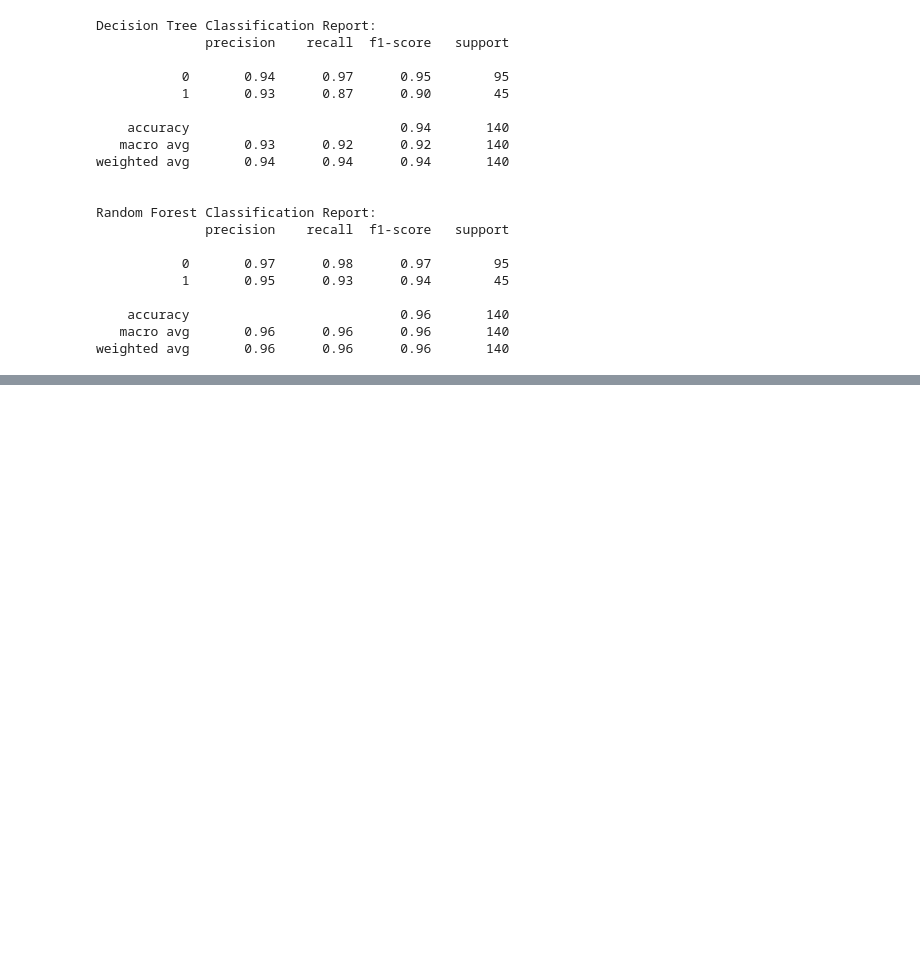
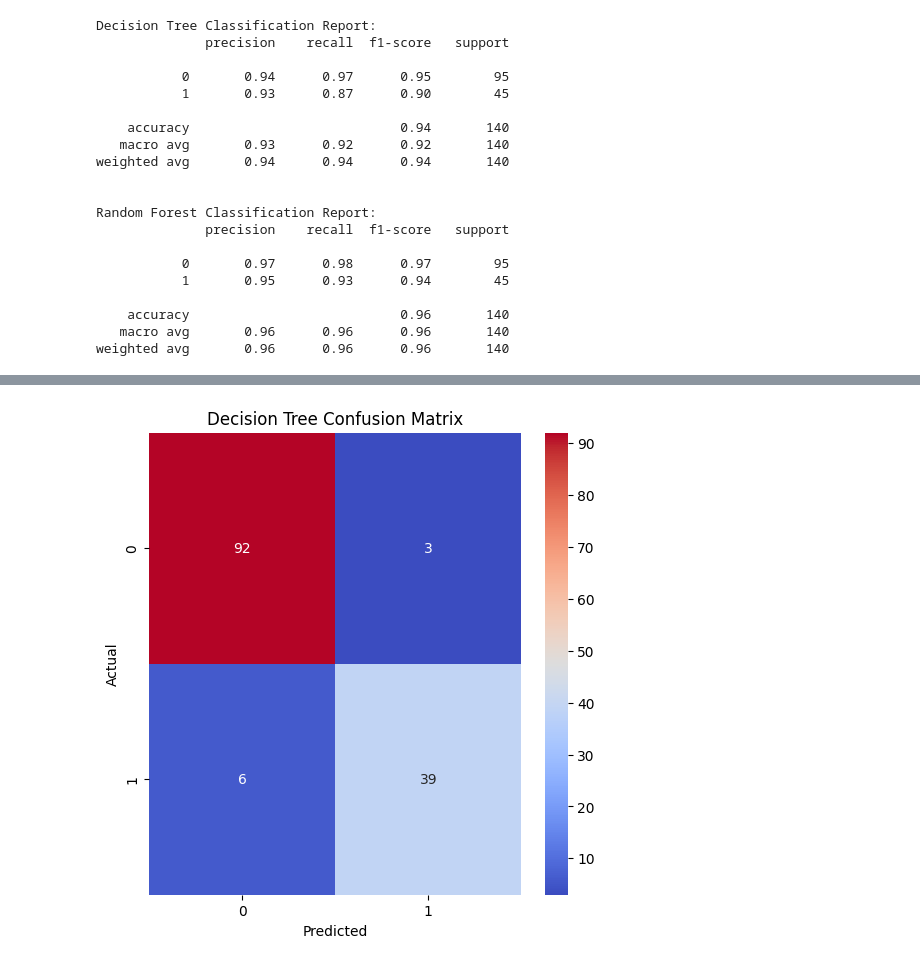
Before and after one commit to gsankarvg/Pattern-Rec---LC1, a Jupyter notebook: Q8_cancer.ipynb, the cells around one changed output, grey strips where cells are left out. Saved outputs shown, nothing was run; the diff lists cells and outputs as text; code cells hidden in the pictures; blank space fills up the shorter version.

```diff
--- a/Q8_cancer.ipynb
+++ b/Q8_cancer.ipynb
@@ -309,0 +203,10 @@ plt.show()
+# %%
+fig = plt.figure(figsize=(6,6))
+
+sns.heatmap(confusion_matrix(y_test,y_pred_dt), annot=True, cmap='coolwarm')
+plt.title('Decision Tree Confusion Matrix')
+plt.xlabel('Predicted')
+plt.ylabel('Actual')
+plt.show()
+# %% [output]
+[figure, added]
```
Also changed, not shown: parts of 17 cells of this notebook, 7 other files.
